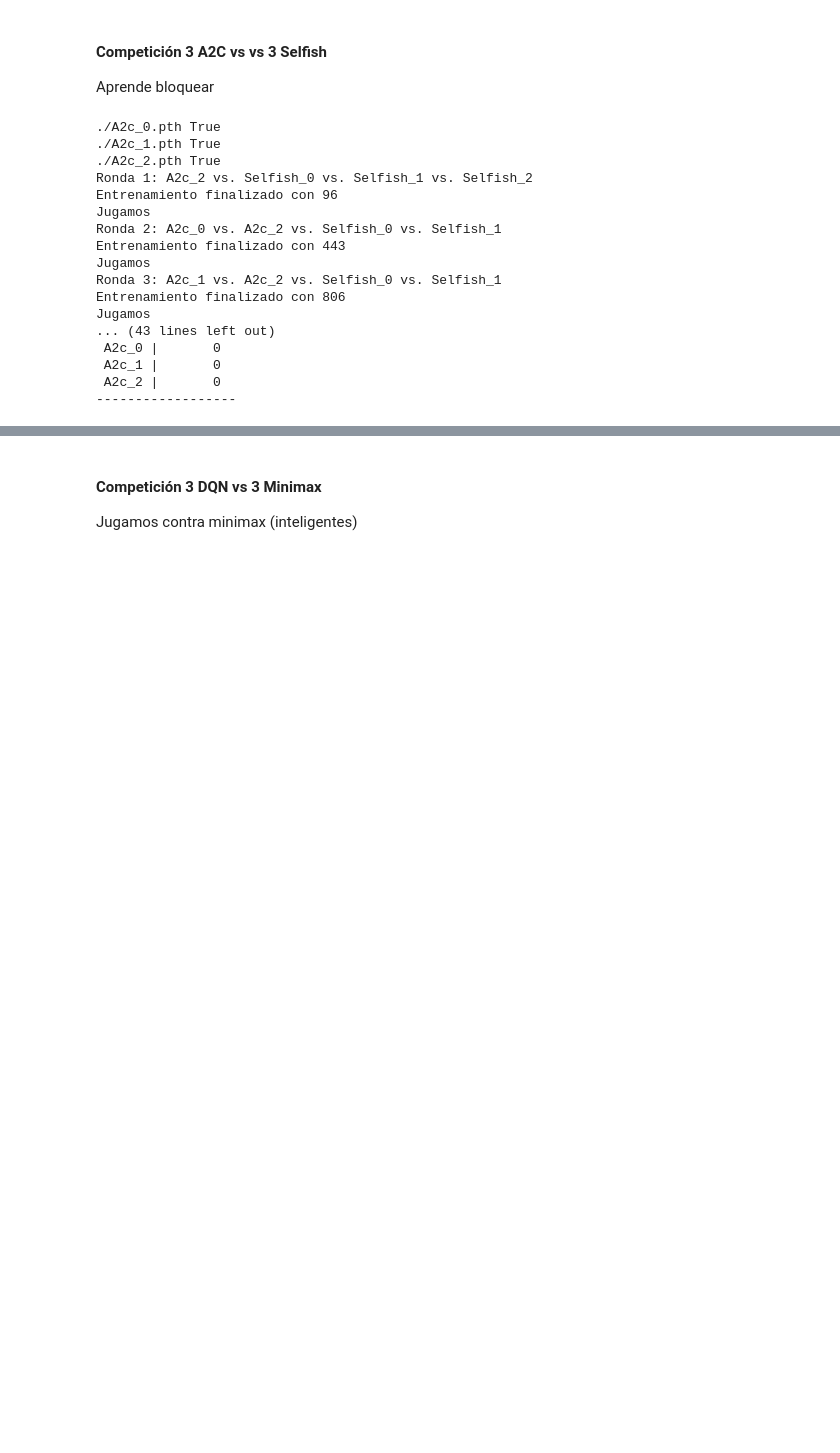
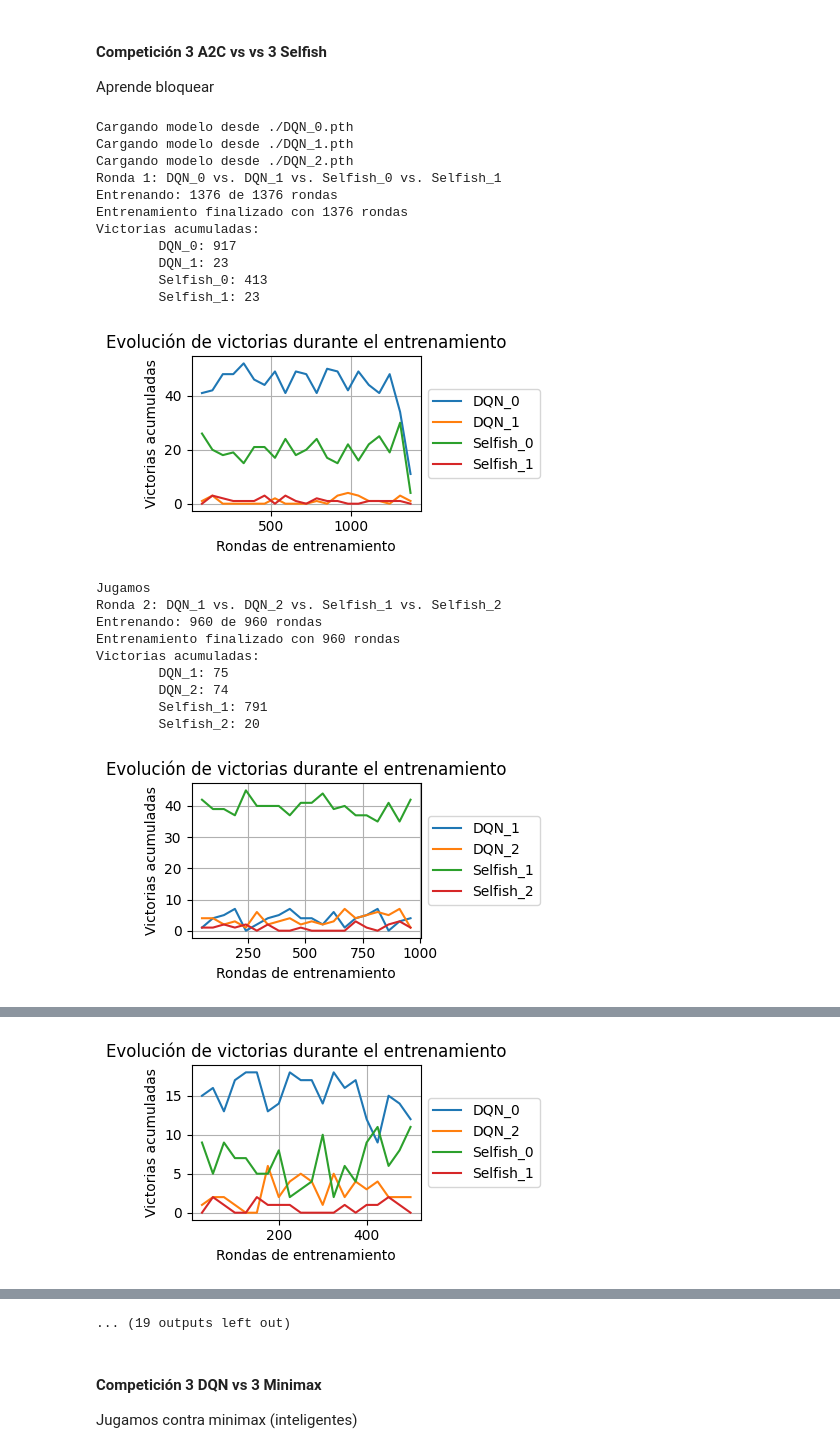
Before and after one commit to Alvarofp537/aaII-3DConect4_RL, a Jupyter notebook: DQN_train.ipynb, the cells around one changed output, grey strips where cells are left out. Drawn from its saved outputs; the diff is of its cells as text; code cells hidden in the pictures; blank space fills up the shorter version.

```diff
--- a/DQN_train.ipynb
+++ b/DQN_train.ipynb
@@ -290,34 +190,0 @@ def visualize_3d_game(boards: List[np.ndarray], mapping: Dict[int, str]):
-# %%
-from competition import DQN, Blocker, ConnectN3DEnv
-import numpy as np
-
-env = ConnectN3DEnv(num_players=4)
-obs, _ = env.reset()
-done, info = False, {}
-i = 0
-agents = [DQN(name=f'DQN_{i}') for i in range(2)]+[Blocker(name=f'Blocker_{i}') for i in range(2)]
-states = []
-while not done:
-    if i < 4 and np.count_nonzero(env.board.grid) < i:
-        print('Alguien ha fallado ya!!')
-        print(env.board.grid)
-        print(f"{np.count_nonzero(env.board.grid) = }, {i = }")
-        raise SystemError
-    # A ver a quién le toca
-    current_p = env.current_player
-
-    agent = agents[current_p - 1]
-    # El agente selecciona qué acción hacer
-    action = agent.select_action(env.board)
-    # La hace y ve qué ha pasado con el entorno
-    next_obs, reward, done, _, info = env.step(action=action)
-    if reward < 0:
-        print(agent.name, action)
-    # Vemos el nuevo estado del entorno para el próximo jugador
-    obs = next_obs
-    i += 1
-    # states.append(env.board.grid.copy())
-    print(f'Tablero[{i}]')
-    print(env.board.grid)
-    print()
-# visualize_3d_game(states, {1:'DQN1',2:'DQN2',3:"Blocker1",4:"Blocker2"})
@@ -346,28 +195,33 @@ Aprende bloquear
 # %%
 from competition import tournament, DQN, Selfish
 tournament(
     agents=[DQN(name=f'DQN_{i}') for i in range(3)]+[Selfish(name=f'Selfish_{i}') for i in range(3)],
     competitors_per_round=4,
     num_rounds=10,
     max_score=10,
     score_to_substract=5,
-    min_training_rounds=1000
+    min_training_rounds=500
 )
 # %% [output]
-./A2c_0.pth True
-./A2c_1.pth True
-./A2c_2.pth True
-Ronda 1: A2c_2 vs. Selfish_0 vs. Selfish_1 vs. Selfish_2
-Entrenamiento finalizado con 96
-Jugamos
-Ronda 2: A2c_0 vs. A2c_2 vs. Selfish_0 vs. Selfish_1
-Entrenamiento finalizado con 443
-Jugamos
-Ronda 3: A2c_1 vs. A2c_2 vs. Selfish_0 vs. Selfish_1
-Entrenamiento finalizado con 806
-Jugamos
-... (43 lines left out)
- A2c_0 |       0
- A2c_1 |       0
- A2c_2 |       0
-------------------
+Cargando modelo desde ./DQN_0.pth
+Cargando modelo desde ./DQN_1.pth
+Cargando modelo desde ./DQN_2.pth
+Ronda 1: DQN_0 vs. DQN_1 vs. Selfish_0 vs. Selfish_1
+Entrenando: 1376 de 1376 rondas
+Entrenamiento finalizado con 1376 rondas
+Victorias acumuladas:
+        DQN_0: 917
+        DQN_1: 23
+        Selfish_0: 413
+        Selfish_1: 23
+[figure, added]
+Jugamos
+Ronda 2: DQN_1 vs. DQN_2 vs. Selfish_1 vs. Selfish_2
+Entrenando: 960 de 960 rondas
+Entrenamiento finalizado con 960 rondas
+Victorias acumuladas:
+        DQN_1: 75
+        DQN_2: 74
+        Selfish_1: 791
+        Selfish_2: 20
+[figure, added]
@@ -373,0 +237 @@ Jugamos
+[figure, added]
@@ -374,3 +268,4 @@ Jugamos
+... (19 outputs left out)
 # %% [markdown]
 #### Competición 3 DQN vs 3 Minimax
 
```
Also changed, not shown: parts of 6 cells of this notebook, 7 other files.
